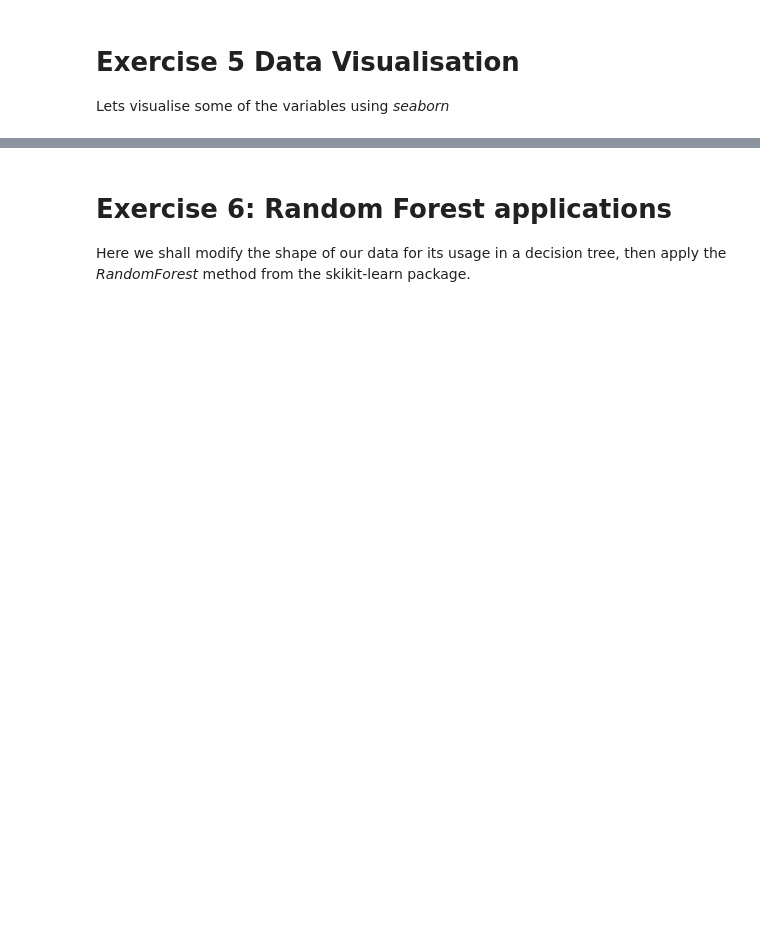
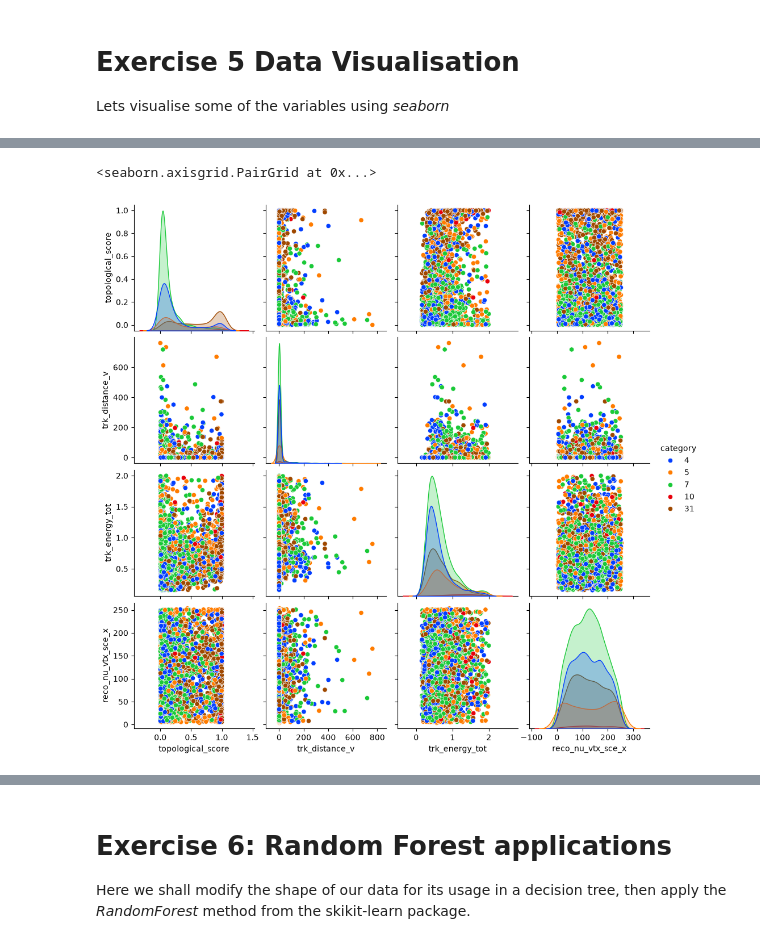
Before and after one commit to BouillieAnonymous/MicroBooNE_lab, a Jupyter notebook: MainAnalysis_template.ipynb, the cells around one changed output, grey strips where cells are left out. Saved outputs shown, nothing was run; the diff lists cells and outputs as text; code cells hidden in the pictures; blank space fills up the shorter version.

```diff
--- a/MainAnalysis_template.ipynb
+++ b/MainAnalysis_template.ipynb
@@ -144,3 +175,18 @@ for t, l in zip(fig._legend.texts, ptype):
+# %%
+MC_EXT_VIS_background = MC_EXT_VIS.copy(deep=True)
+
+MC_EXT_VIS_background = MC_EXT_VIS_background[
+    MC_EXT_VIS_background['category'] != 21
+]
+
+sns.pairplot(
+    MC_EXT_VIS_background[variable_list],
+    hue='category',
+    palette=category_palette
+)
+# %% [output]
+<seaborn.axisgrid.PairGrid at 0x...>
+[figure, added]
 # %%
 # Plot your background events using sns.pairplot
 
```
Also changed, not shown: parts of 35 cells of this notebook, 5 other files.
